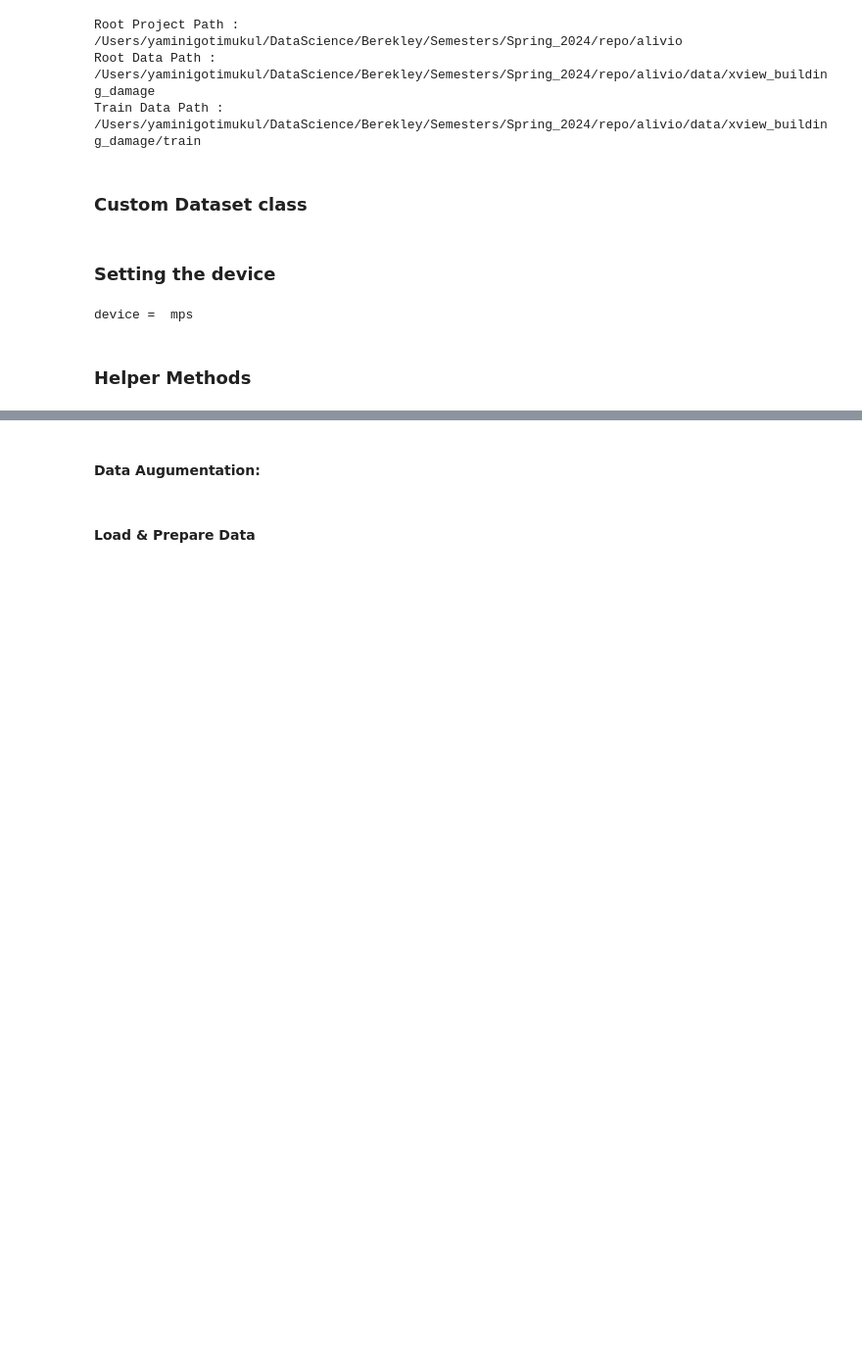
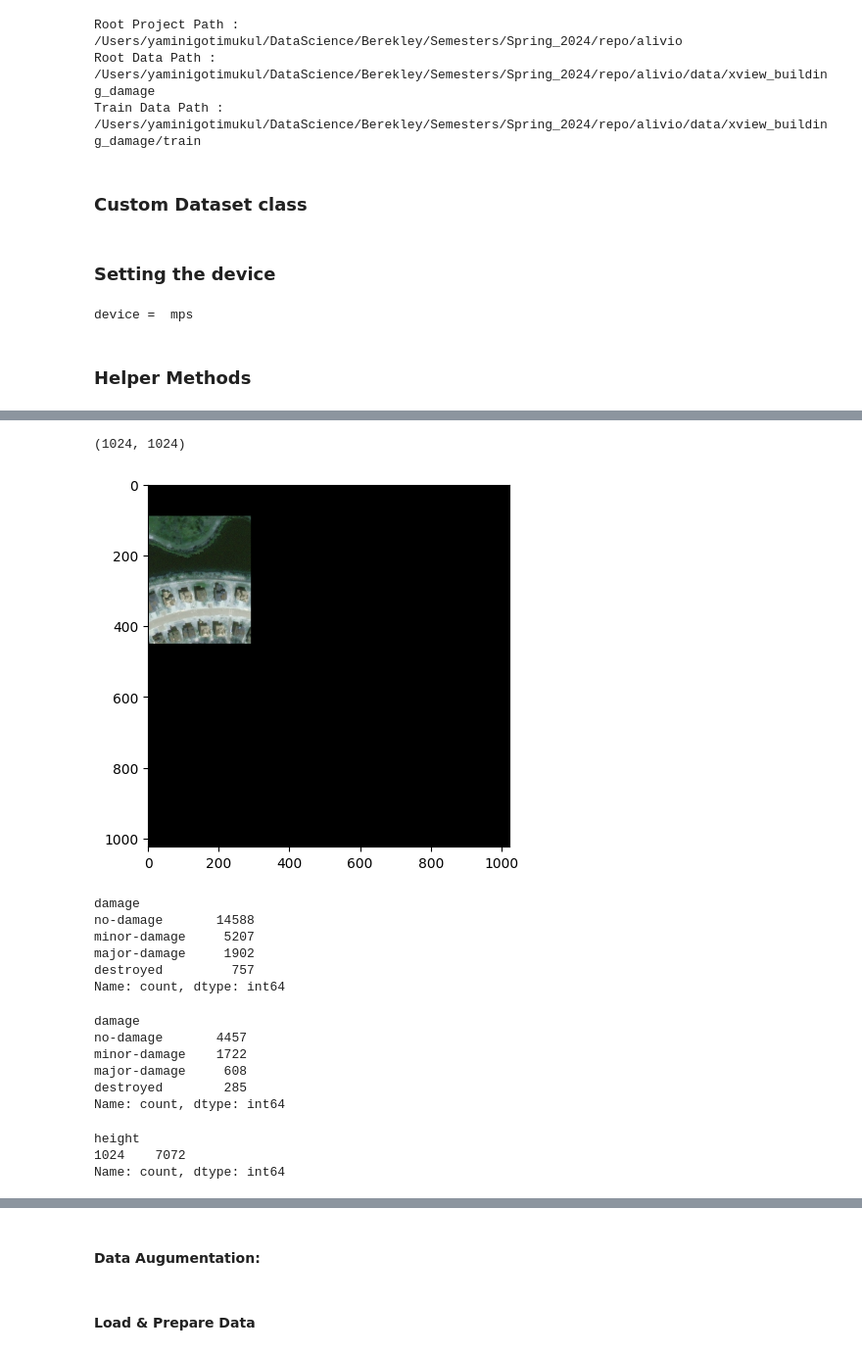
Before and after one commit to cricksmaidiene/alivio, a Jupyter notebook: src/04_models/Model_DIU_Seg_VIT.ipynb, the cells around one changed output, grey strips where cells are left out. Shown at 98% size. Cells and saved outputs as stored; diff of their text form; code cells hidden in the pictures; blank space fills up the shorter version.

```diff
--- a/src/04_models/Model_DIU_Seg_VIT.ipynb
+++ b/src/04_models/Model_DIU_Seg_VIT.ipynb
@@ -90,0 +121,30 @@ device =  mps
+# %%
+dir_test =  os.path.join(ROOT_DATA_DIR, 'challenge', 'train', 'disaster', 'hurricane-michael')
+image = cv2.imread(os.path.join(dir_test, 'hurricane-michael_00000000_post_disaster.png'))
+cv2.imshow("Original", image)
+
+mask = np.zeros(image.shape[:2], dtype="uint8")
+
+cv2.rectangle(mask, (0, 90), (290, 450), 255, -1)
+cv2.imshow("Rectangular Mask", mask)
+
+masked = cv2.bitwise_and(image, image, mask=mask)
+#cv2.imshow("Mask Applied to Image", masked)
+# cv2.waitKey(0)
+plt.imshow(masked)
+#plt.savefig(masked)
+plt.imsave(os.path.join(dir_test, 'masked.png'), masked)
+# %% [output]
+(1024, 1024)
+[figure, added]
+# %%
+train_data = train_meta_df[train_meta_df['damage'] != 'un-classified']
+train_data_wo_pre = train_data[train_data['damage'] != 'pre']
+train_data_wo_pre['damage'].value_counts()
+# %% [output]
+damage
+no-damage       14588
+minor-damage     5207
+major-damage     1902
+destroyed         757
+Name: count, dtype: int64
@@ -90,0 +153,11 @@ device =  mps
+# %%
+valid_data = valid_meta_df[valid_meta_df['damage'] != 'un-classified']
+valid_data_wo_pre = valid_data[valid_data['damage'] != 'pre']
+valid_data_wo_pre['damage'].value_counts()
+# %% [output]
+damage
+no-damage       4457
+minor-damage    1722
+major-damage     608
+destroyed        285
+Name: count, dtype: int64
@@ -90,0 +166,6 @@ device =  mps
+# %%
+valid_data_wo_pre['height'].value_counts()
+# %% [output]
+height
+1024    7072
+Name: count, dtype: int64
```
Also changed, not shown: parts of 102 cells of this notebook, 4 other files.
